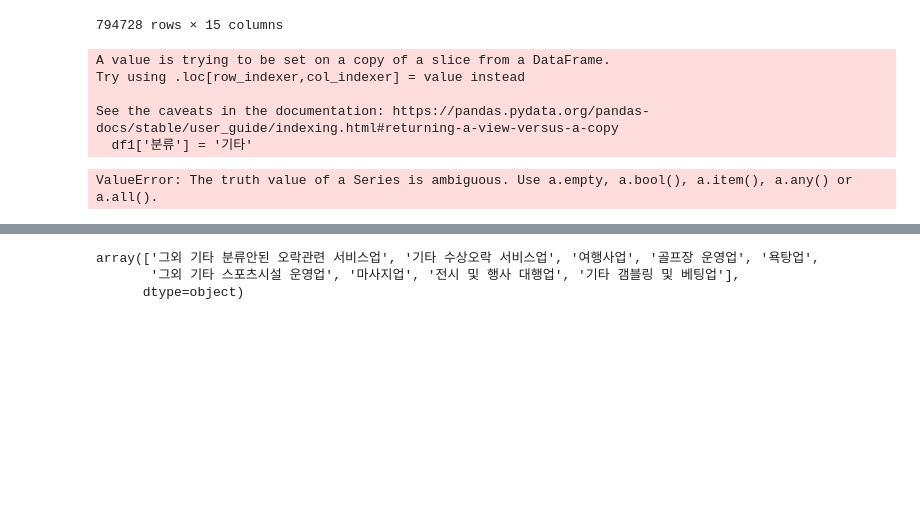
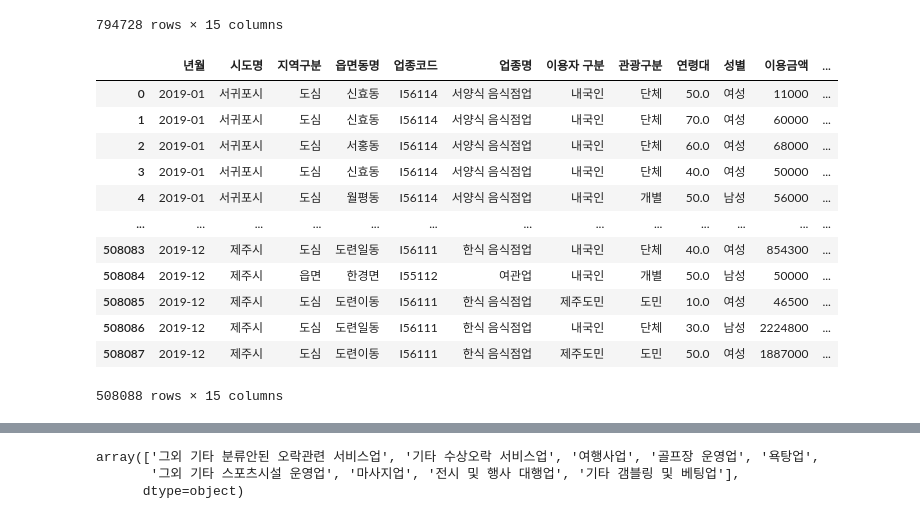
Before and after one commit to hyk2202/semi_project_2, a Jupyter notebook: Vscode/한열/read_csv.ipynb, the cells around one changed output, grey strips where cells are left out. Saved outputs shown, nothing was run; the diff lists cells and outputs as text; code cells hidden in the pictures; blank space fills up the shorter version.

```diff
--- a/Vscode/한열/read_csv.ipynb
+++ b/Vscode/한열/read_csv.ipynb
@@ -82,17 +94,26 @@ df1.loc[df1['업종명'] == '빵 및 과자류 소매업','분류'] = '식비'
 df1.loc[df1['업종명'] == '과실 및 채소 소매업','분류'] = '식비'
 df1.loc[df1['업종명'] == '기타음식료품위주종합소매업','분류'] = '식비'
 df1.loc[df1['업종명'] == '수산물 소매업','분류'] = '식비'
-['','','','',  '','']
+
 df1.loc[df1['업종명'] == '내항 여객 운송업','분류'] = '교통'
 df1.loc[df1['업종명'] == '자동차 임대업','분류'] = '교통'
 df1.loc[df1['업종명'] == '정기 항공 운송업','분류'] = '교통'
 df1.loc[df1['업종명'] == '차량용 주유소 운영업','분류'] = '교통'
 df1.loc[df1['업종명'] == '차량용 가스 충전업','분류'] = '교통'
 df1.loc[df1['업종명'] == '택시 운송업','분류'] = '교통'
-# %% [output]
-A value is trying to be set on a copy of a slice from a DataFrame.
-Try using .loc[row_indexer,col_indexer] = value instead
-
-See the caveats in the documentation: https://pandas.pydata.org/pandas-docs/stable/user_guide/indexing.html#returning-a-view-versus-a-copy
-  df1['분류'] = '기타'
-ValueError: The truth value of a Series is ambiguous. Use a.empty, a.bool(), a.item(), a.any() or a.all().
+# %%
+df1
+# %% [output]
+|  | 년월 | 시도명 | 지역구분 | 읍면동명 | 업종코드 | 업종명 | 이용자 구분 | 관광구분 | 연령대 | 성별 | 이용금액 | ... |
+| 0 | 2019-01 | 서귀포시 | 도심 | 신효동 | I56114 | 서양식 음식점업 | 내국인 | 단체 | 50.0 | 여성 | 11000 | ... |
+| 1 | 2019-01 | 서귀포시 | 도심 | 신효동 | I56114 | 서양식 음식점업 | 내국인 | 단체 | 70.0 | 여성 | 60000 | ... |
+| 2 | 2019-01 | 서귀포시 | 도심 | 서홍동 | I56114 | 서양식 음식점업 | 내국인 | 단체 | 60.0 | 여성 | 68000 | ... |
+| 3 | 2019-01 | 서귀포시 | 도심 | 신효동 | I56114 | 서양식 음식점업 | 내국인 | 단체 | 40.0 | 여성 | 50000 | ... |
+| 4 | 2019-01 | 서귀포시 | 도심 | 월평동 | I56114 | 서양식 음식점업 | 내국인 | 개별 | 50.0 | 남성 | 56000 | ... |
+| ... | ... | ... | ... | ... | ... | ... | ... | ... | ... | ... | ... | ... |
+| 508083 | 2019-12 | 제주시 | 도심 | 도련일동 | I56111 | 한식 음식점업 | 내국인 | 단체 | 40.0 | 여성 | 854300 | ... |
+| 508084 | 2019-12 | 제주시 | 읍면 | 한경면 | I55112 | 여관업 | 내국인 | 개별 | 50.0 | 남성 | 50000 | ... |
+| 508085 | 2019-12 | 제주시 | 도심 | 도련이동 | I56111 | 한식 음식점업 | 제주도민 | 도민 | 10.0 | 여성 | 46500 | ... |
+| 508086 | 2019-12 | 제주시 | 도심 | 도련일동 | I56111 | 한식 음식점업 | 내국인 | 단체 | 30.0 | 남성 | 2224800 | ... |
+| 508087 | 2019-12 | 제주시 | 도심 | 도련이동 | I56111 | 한식 음식점업 | 제주도민 | 도민 | 50.0 | 여성 | 1887000 | ... |
+508088 rows × 15 columns
```
Also changed, not shown: parts of 8 cells of this notebook, 1 other file.
